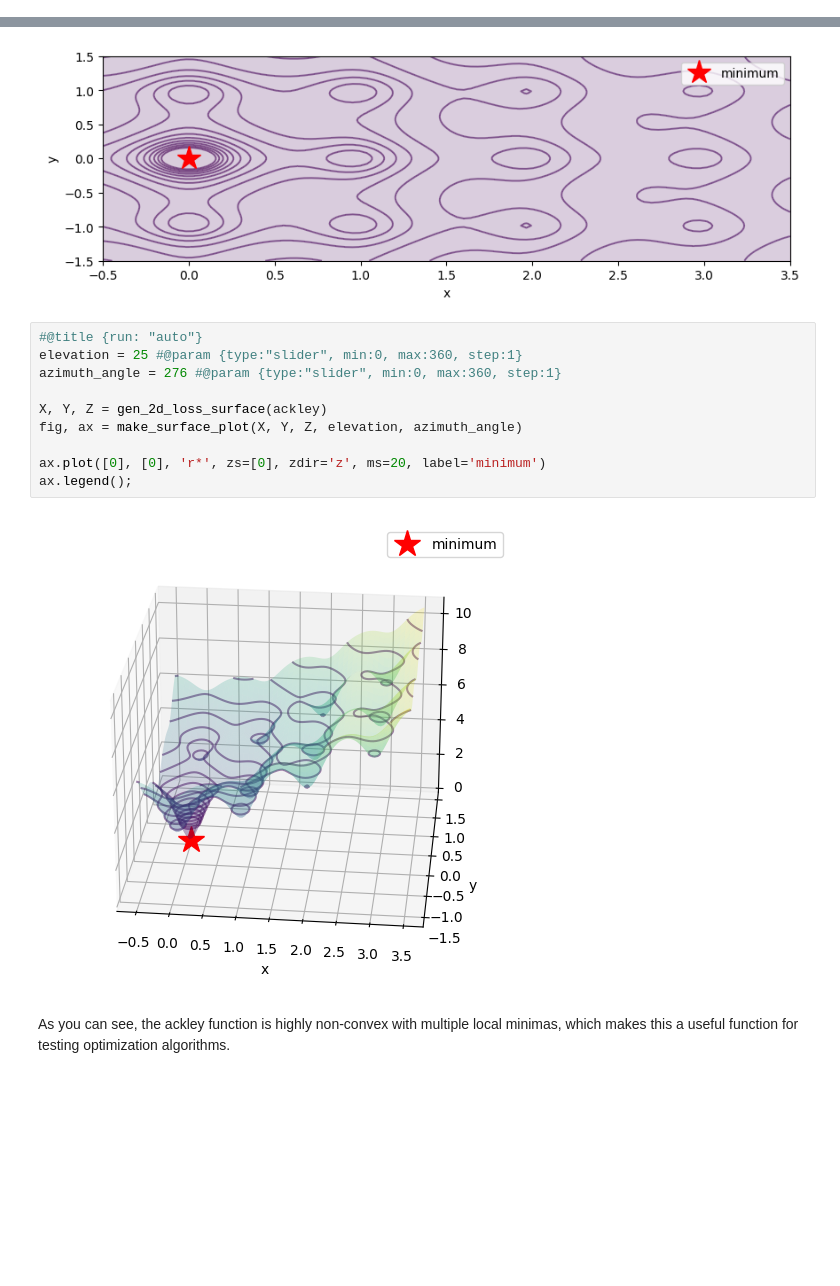
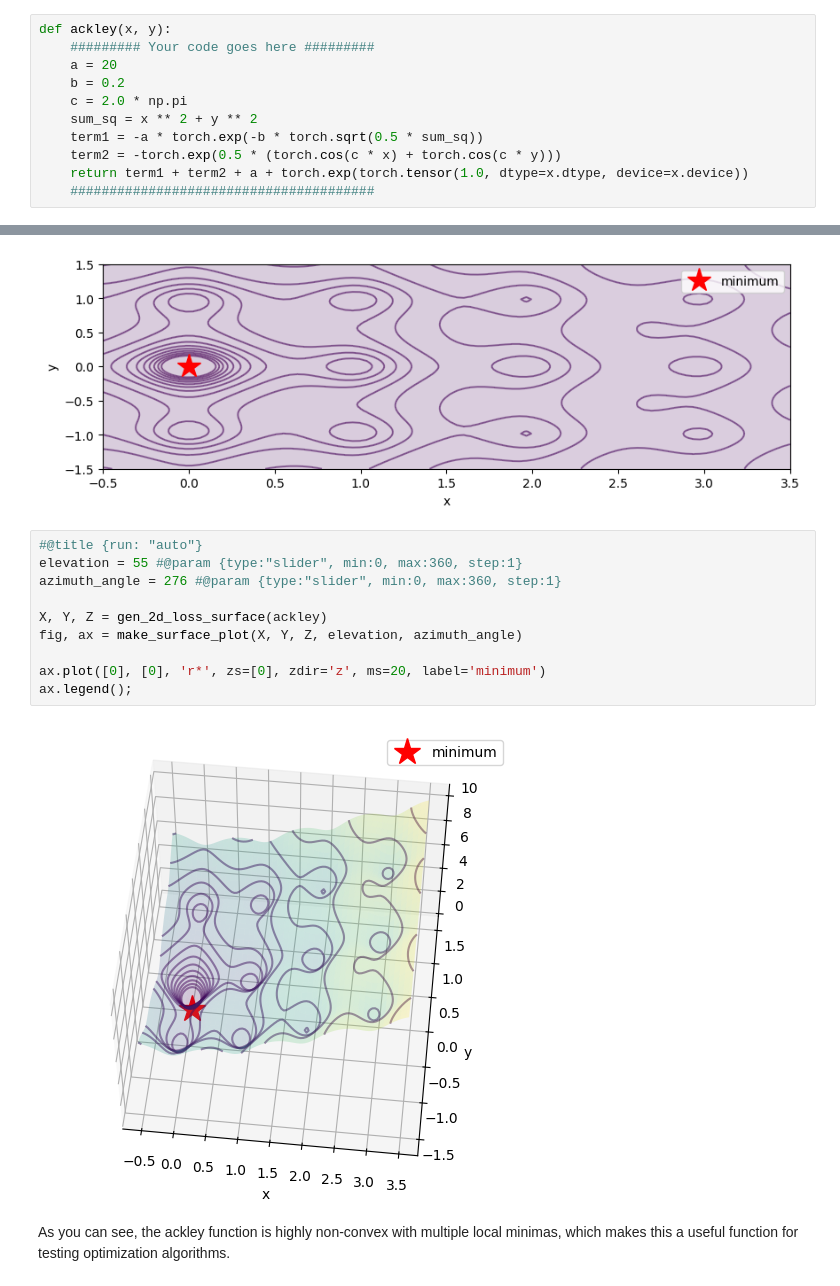
Before and after one commit to ShayanSalehi81/DeepLearning, a Jupyter notebook: HW1/Practicals/P3/3-OPTM.ipynb, the cells around one changed output, grey strips where cells are left out. Cells and saved outputs as stored; diff of their text form; blank space fills up the shorter version.

```diff
--- a/HW1/Practicals/P3/3-OPTM.ipynb
+++ b/HW1/Practicals/P3/3-OPTM.ipynb
@@ -47,0 +38,11 @@ def beale(x, y):
+# %%
+def ackley(x, y):
+    ######### Your code goes here #########
+    a = 20
+    b = 0.2
+    c = 2.0 * np.pi
+    sum_sq = x ** 2 + y ** 2
+    term1 = -a * torch.exp(-b * torch.sqrt(0.5 * sum_sq))
+    term2 = -torch.exp(0.5 * (torch.cos(c * x) + torch.cos(c * y)))
+    return term1 + term2 + a + torch.exp(torch.tensor(1.0, dtype=x.dtype, device=x.device))
+    #######################################
@@ -109,16 +118,16 @@ ax.legend();
 [figure]
 # %%
 #@title {run: "auto"}
-elevation = 25 #@param {type:"slider", min:0, max:360, step:1}
+elevation = 55 #@param {type:"slider", min:0, max:360, step:1}
 azimuth_angle = 276 #@param {type:"slider", min:0, max:360, step:1}
 
 X, Y, Z = gen_2d_loss_surface(ackley)
 fig, ax = make_surface_plot(X, Y, Z, elevation, azimuth_angle)
 
 ax.plot([0], [0], 'r*', zs=[0], zdir='z', ms=20, label='minimum')
 ax.legend();
 # %% [output]
-[figure, old version]
+[figure, new version]
 # %% [markdown]
 As you can see, the ackley function is highly non-convex with multiple local minimas, which makes this a useful function for testing optimization algorithms.
 # %%
```
Also changed, not shown: parts of 24 cells of this notebook, 18 other files.
